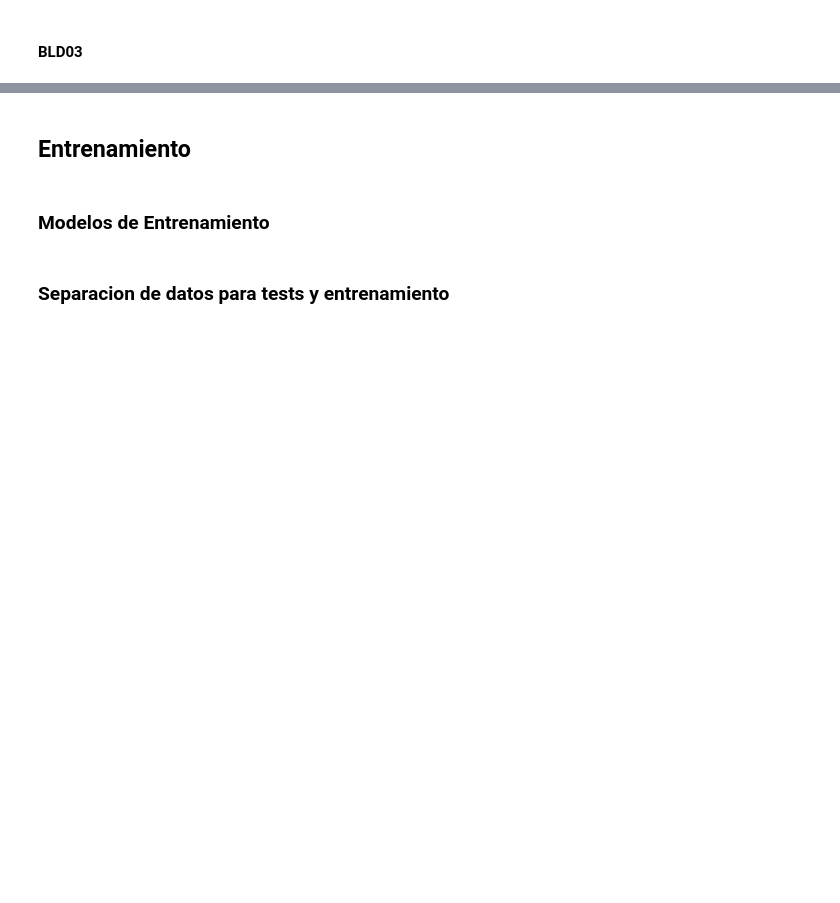
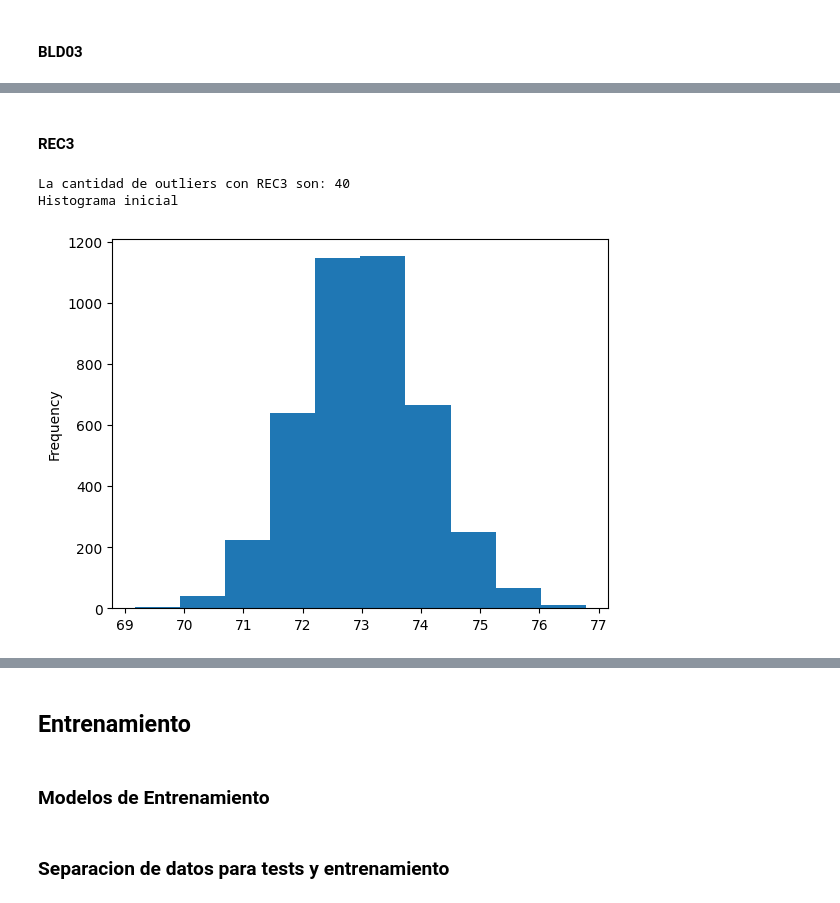
Before and after one commit to facundocarballo/ciencia-datos, a Jupyter notebook: colab.ipynb, the cells around one changed output, grey strips where cells are left out. Cells and saved outputs as stored; diff of their text form; code cells hidden in the pictures; blank space fills up the shorter version.

```diff
--- a/colab.ipynb
+++ b/colab.ipynb
@@ -243,0 +248,8 @@ df[column_name].plot(kind='hist')
+# %% [markdown]
+#### REC3
+# %%
+resolve_outliers('REC3', df)
+# %% [output]
+La cantidad de outliers con REC3 son: 40
+Histograma inicial
+[figure, added]
```
Also changed, not shown: parts of 22 cells of this notebook, 23 other files.
